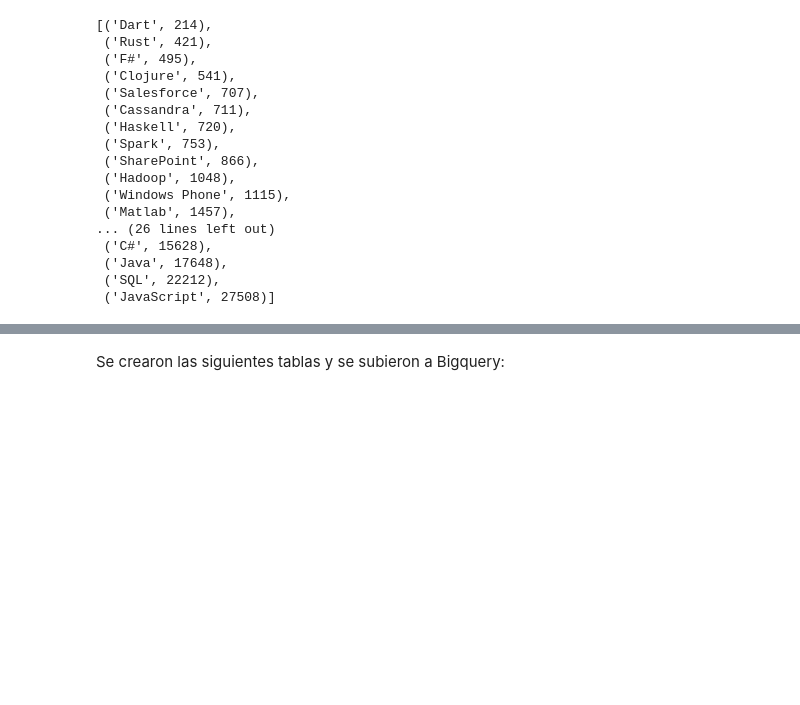
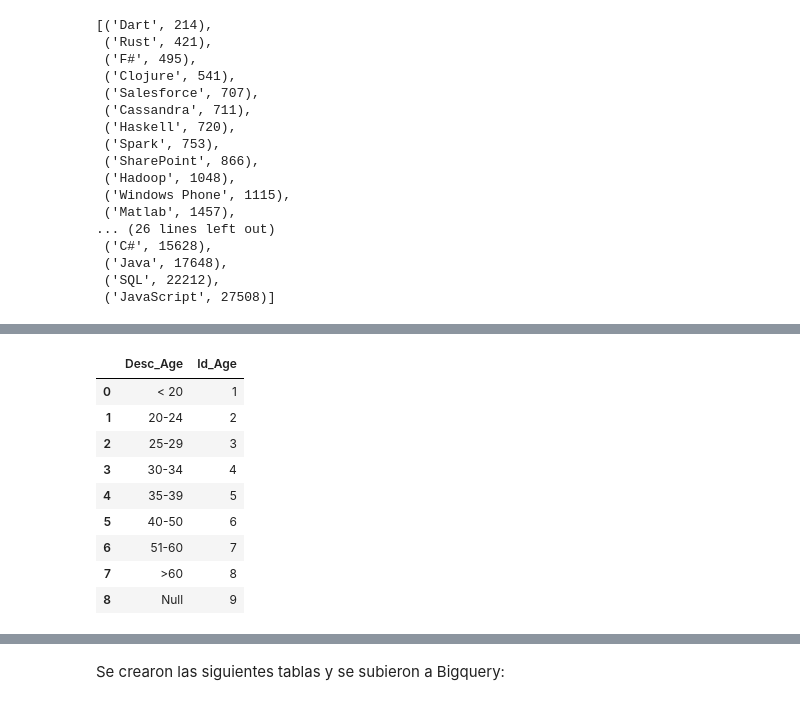
Before and after one commit to efvillar/Trabajo_Final_Bases_Datos, a Jupyter notebook: Trabajo Final Pregunta 1.ipynb, the cells around one changed output, grey strips where cells are left out. Drawn from its saved outputs; the diff is of its cells as text; code cells hidden in the pictures; blank space fills up the shorter version.

```diff
--- a/Trabajo Final Pregunta 1.ipynb
+++ b/Trabajo Final Pregunta 1.ipynb
@@ -384,0 +921,14 @@ all.head()
+# %%
+Age = pd.read_json(r'.\Base_Datos_Encuestas\Age.json')
+Age
+# %% [output]
+|  | Desc_Age | Id_Age |
+| 0 | < 20 | 1 |
+| 1 | 20-24 | 2 |
+| 2 | 25-29 | 3 |
+| 3 | 30-34 | 4 |
+| 4 | 35-39 | 5 |
+| 5 | 40-50 | 6 |
+| 6 | 51-60 | 7 |
+| 7 | >60 | 8 |
+| 8 | Null | 9 |
```
Also changed, not shown: parts of 21 cells of this notebook, 2 other files.
